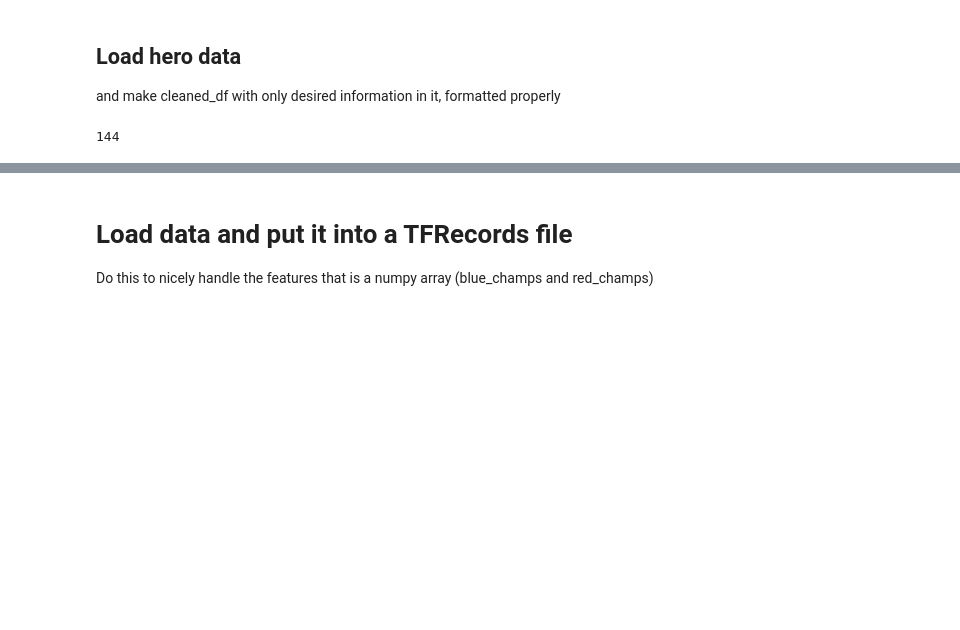
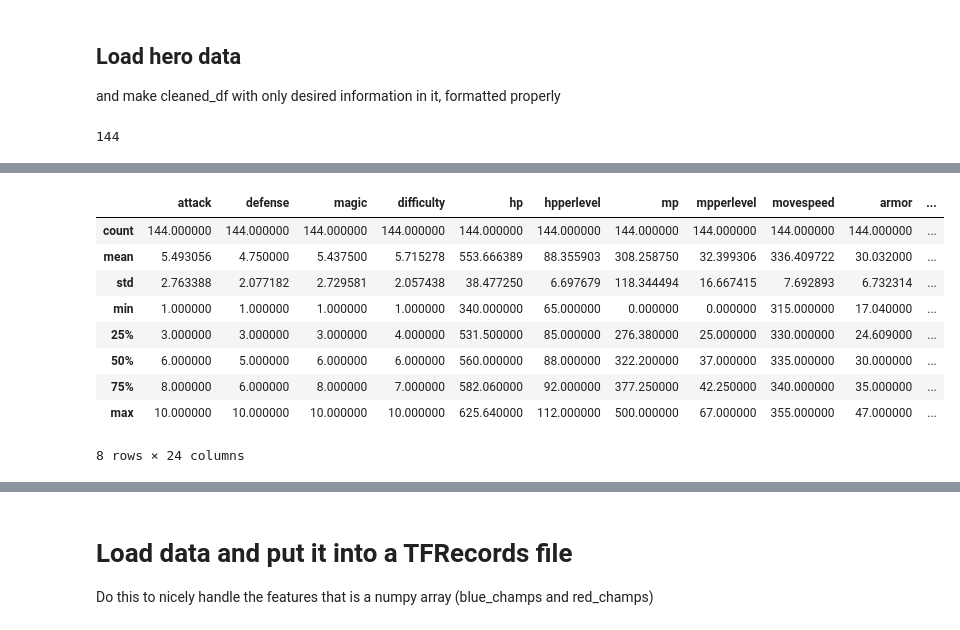
Before and after one commit to JoshEZiegler/MLProjects, a Jupyter notebook: VideoGameDrafting/LeagueOfLegendsProject/LOL_TFRecordCreation.ipynb, the cells around one changed output, grey strips where cells are left out. Saved outputs shown, nothing was run; the diff lists cells and outputs as text; code cells hidden in the pictures; blank space fills up the shorter version.

```diff
--- a/VideoGameDrafting/LeagueOfLegendsProject/LOL_TFRecordCreation.ipynb
+++ b/VideoGameDrafting/LeagueOfLegendsProject/LOL_TFRecordCreation.ipynb
@@ -46,0 +49,13 @@ champ_df.head(1)
+# %%
+champ_df.describe()
+# %% [output]
+|  | attack | defense | magic | difficulty | hp | hpperlevel | mp | mpperlevel | movespeed | armor | ... |
+| count | 144.000000 | 144.000000 | 144.000000 | 144.000000 | 144.000000 | 144.000000 | 144.000000 | 144.000000 | 144.000000 | 144.000000 | ... |
+| mean | 5.493056 | 4.750000 | 5.437500 | 5.715278 | 553.666389 | 88.355903 | 308.258750 | 32.399306 | 336.409722 | 30.032000 | ... |
+| std | 2.763388 | 2.077182 | 2.729581 | 2.057438 | 38.477250 | 6.697679 | 118.344494 | 16.667415 | 7.692893 | 6.732314 | ... |
+| min | 1.000000 | 1.000000 | 1.000000 | 1.000000 | 340.000000 | 65.000000 | 0.000000 | 0.000000 | 315.000000 | 17.040000 | ... |
+| 25% | 3.000000 | 3.000000 | 3.000000 | 4.000000 | 531.500000 | 85.000000 | 276.380000 | 25.000000 | 330.000000 | 24.609000 | ... |
+| 50% | 6.000000 | 5.000000 | 6.000000 | 6.000000 | 560.000000 | 88.000000 | 322.200000 | 37.000000 | 335.000000 | 30.000000 | ... |
+| 75% | 8.000000 | 6.000000 | 8.000000 | 7.000000 | 582.060000 | 92.000000 | 377.250000 | 42.250000 | 340.000000 | 35.000000 | ... |
+| max | 10.000000 | 10.000000 | 10.000000 | 10.000000 | 625.640000 | 112.000000 | 500.000000 | 67.000000 | 355.000000 | 47.000000 | ... |
+8 rows × 24 columns
```
Also changed, not shown: parts of 11 cells of this notebook.
